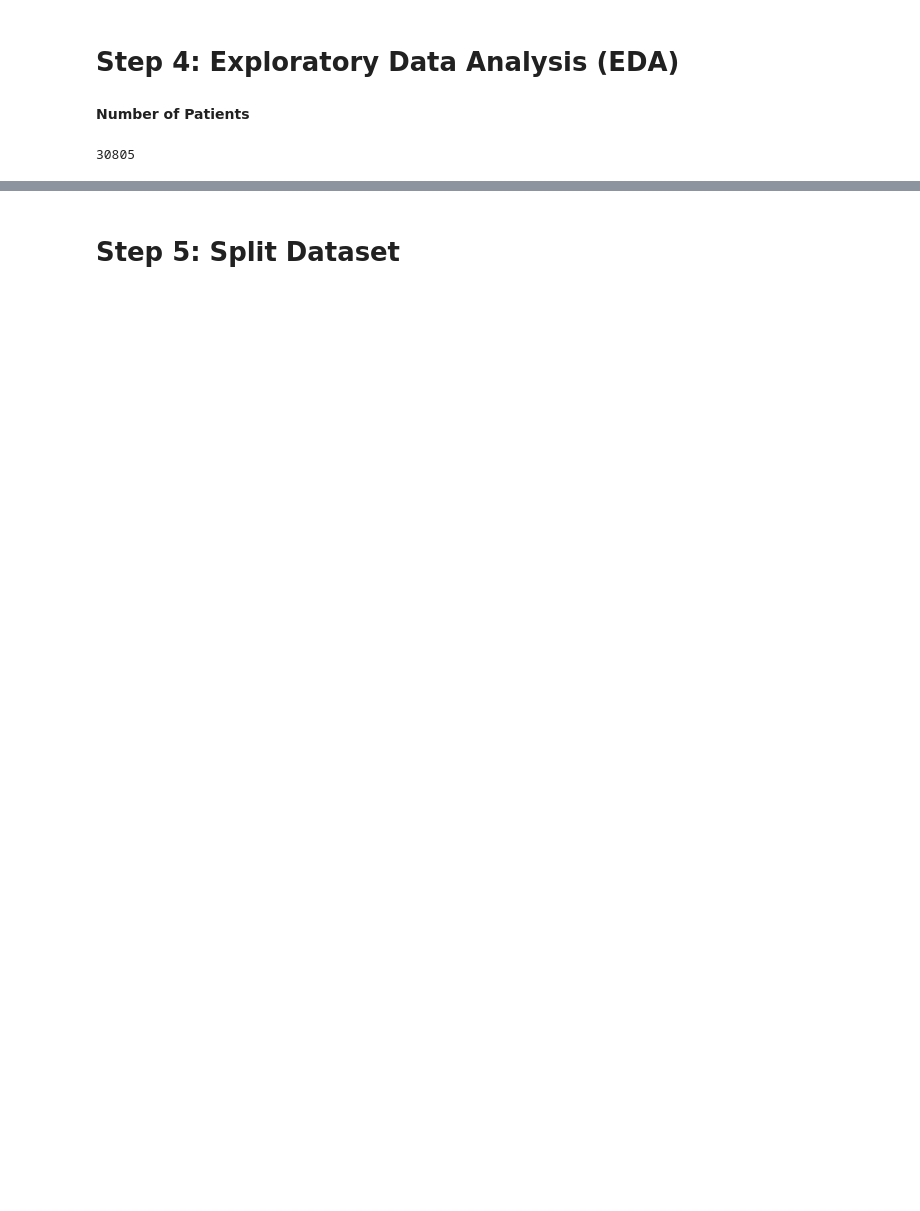
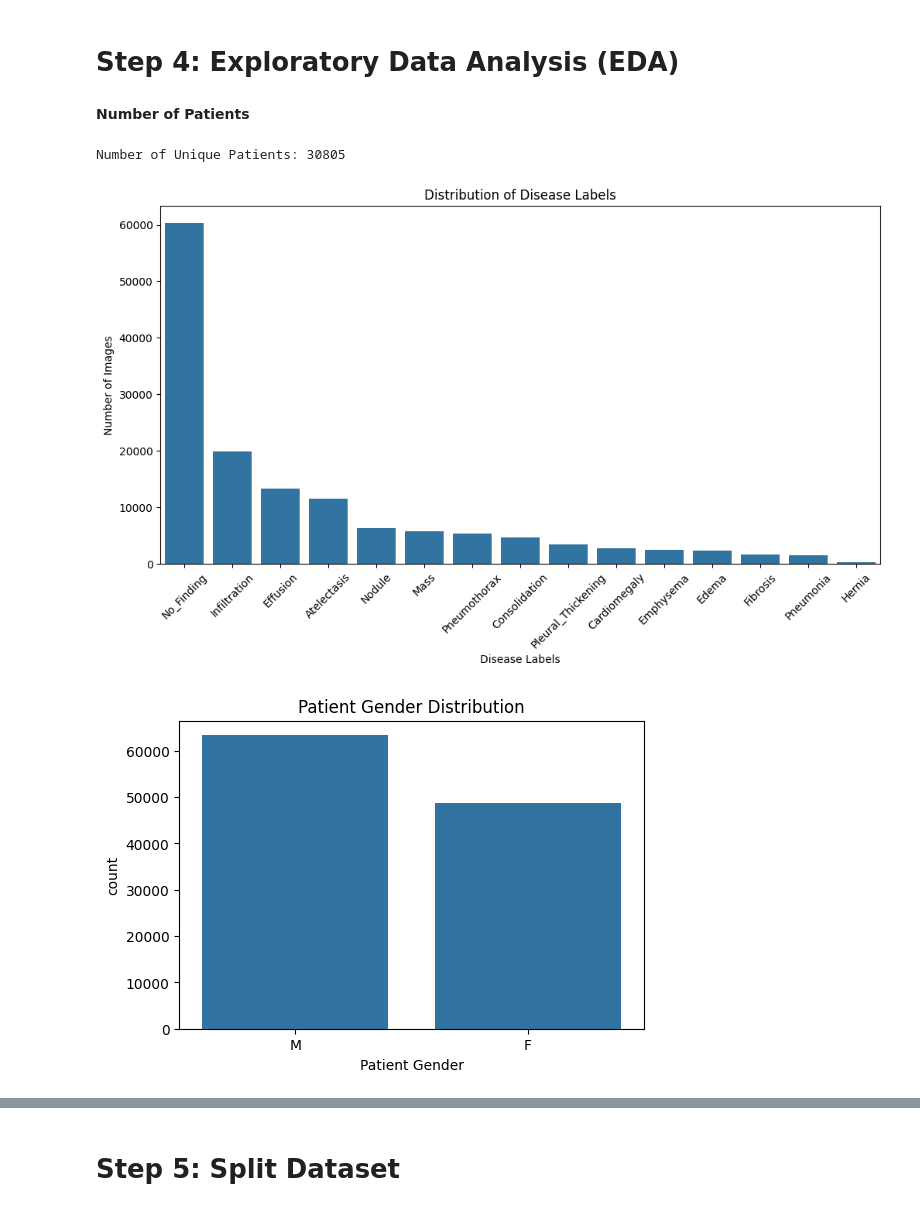
Before and after one commit to bjorneme/preliminary, a Jupyter notebook: main.ipynb, the cells around one changed output, grey strips where cells are left out. Saved outputs shown, nothing was run; the diff lists cells and outputs as text; code cells hidden in the pictures; blank space fills up the shorter version.

Commit message:
Clean Data Preprocessing code

```diff
--- a/main.ipynb
+++ b/main.ipynb
@@ -52,17 +61,17 @@ seed_everything()
 # %% [markdown]
 # **Step 2: Load Data**
 # %%
-# Zip path
-# zip_path = '/cluster/home/bjorneme/projects/Data/chestX-ray14.zip'
+# Define Paths
+ZIP_PATH = '/cluster/home/bjorneme/projects/Data/chestX-ray14.zip'
+EXTRACTED_PATH = '/cluster/home/bjorneme/projects/Data/chestX-ray14-extracted'
 
-# Path to save extracted files
-# extracted_path = '/cluster/home/bjorneme/projects/Data/chestX-ray14-extracted'
+# Function to Extract ZIP File
+def extract_data(zip_path, extracted_path):
+    os.makedirs(extracted_path, exist_ok=True)
+    with zipfile.ZipFile(zip_path, 'r') as zip_ref:
+        zip_ref.extractall(extracted_path)
 
-# Create extraction directory if it doesn't exist
-# os.makedirs(extracted_path, exist_ok=True)
-
-# Extract the ZIP file
-# with zipfile.ZipFile(zip_path, 'r') as zip_ref:
-    # zip_ref.extractall(extracted_path)
+# Extract Data
+# extract_data(ZIP_PATH, EXTRACTED_PATH)
 # %% [markdown]
 # **Step 3: Data Preprocessing**
@@ -114,8 +111,47 @@ ValueError: semaphore or lock released too many times
 # **Step 4: Exploratory Data Analysis (EDA)**
 # %% [markdown]
 **Number of Patients**
-# %%
-unique_patients = np.unique(labels_df['Patient ID'])
-len(unique_patients)
-# %% [output]
-30805
+# %%
+# Number of Unique Patients
+unique_patients = labels_df['Patient ID'].nunique()
+print(f"Number of Unique Patients: {unique_patients}")
+
+# Label Distribution
+label_counts = labels_df[disease_labels + ['No_Finding']].sum().sort_values(ascending=False)
+plt.figure(figsize=(12, 6))
+sns.barplot(x=label_counts.index, y=label_counts.values)
+plt.xticks(rotation=45)
+plt.title("Distribution of Disease Labels")
+plt.ylabel("Number of Images")
+plt.xlabel("Disease Labels")
+plt.show()
+
+# Patient Gender Distribution
+plt.figure(figsize=(6, 4))
+sns.countplot(x='Patient Gender', data=labels_df)
+plt.title("Patient Gender Distribution")
+plt.show()
+
+# Patient Age Distribution
+plt.figure(figsize=(10, 6))
+sns.histplot(labels_df['Patient Age'], bins=30, kde=True)
+plt.title("Patient Age Distribution")
+plt.xlabel("Age")
+plt.ylabel("Number of Patients")
+plt.show()
+
+# View Position Distribution
+plt.figure(figsize=(6, 4))
+sns.countplot(x='View Position', data=labels_df)
+plt.title("View Position Distribution")
+plt.show()
+
+# Correlation Matrix for Labels
+plt.figure(figsize=(12, 10))
+sns.heatmap(labels_df[disease_labels + ['No_Finding']].corr(), annot=True, fmt=".2f", cmap='coolwarm')
+plt.title("Correlation Matrix of Disease Labels")
+plt.show()
+# %% [output]
+Number of Unique Patients: 30805
+[figure, added]
+[figure, added]
```
Also changed, not shown: parts of 16 cells of this notebook.
